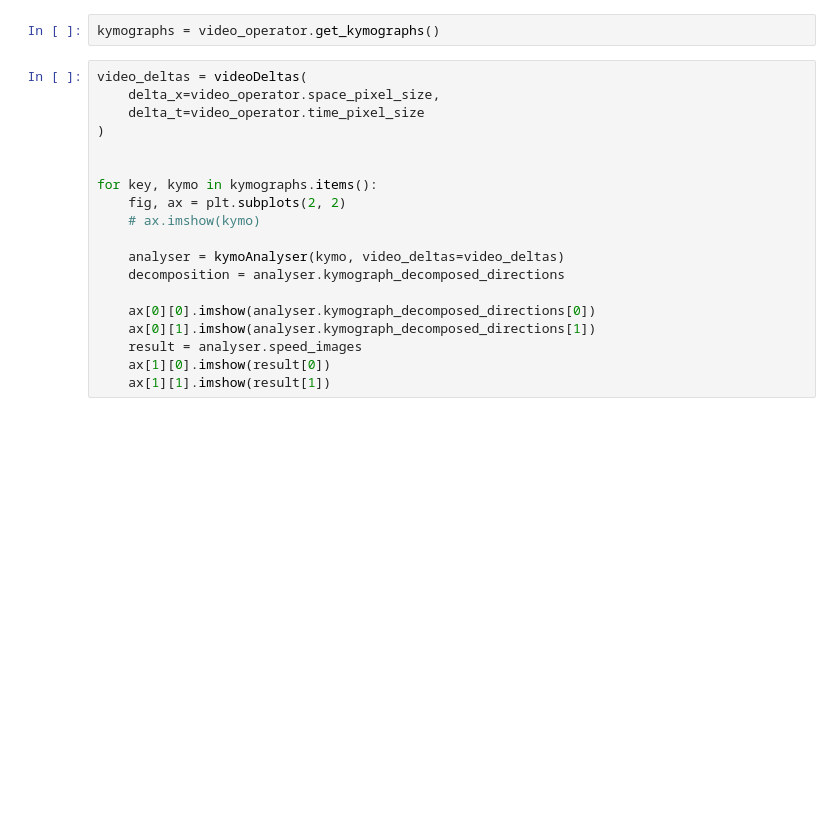
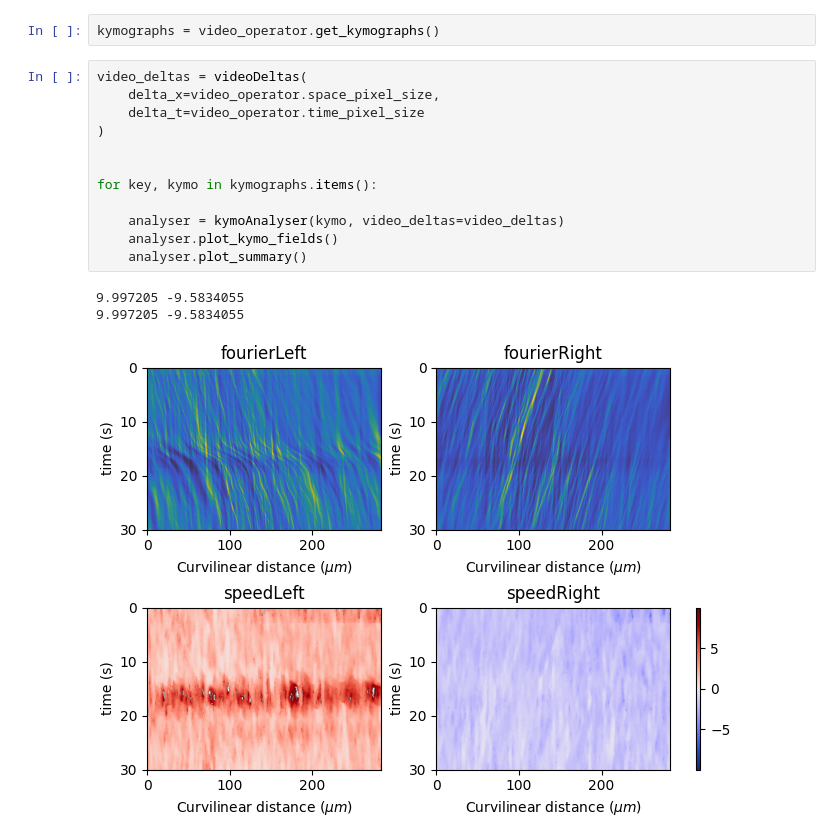
Before and after one commit to Staalduine/flow_analysis_comps, a Jupyter notebook: run_Classic.ipynb, the cells around one changed output. Saved outputs shown, nothing was run; the diff lists cells and outputs as text; blank space fills up the shorter version.

Commit message:
finished summary plot

```diff
--- a/run_Classic.ipynb
+++ b/run_Classic.ipynb
@@ -24,19 +26,16 @@ kymographs = video_operator.get_kymographs()
 # %%
 video_deltas = videoDeltas(
     delta_x=video_operator.space_pixel_size,
     delta_t=video_operator.time_pixel_size
 )
 
 
 for key, kymo in kymographs.items():
-    fig, ax = plt.subplots(2, 2)
-    # ax.imshow(kymo)
 
     analyser = kymoAnalyser(kymo, video_deltas=video_deltas)
-    decomposition = analyser.kymograph_decomposed_directions
-
-    ax[0][0].imshow(analyser.kymograph_decomposed_directions[0])
-    ax[0][1].imshow(analyser.kymograph_decomposed_directions[1])
-    result = analyser.speed_images
-    ax[1][0].imshow(result[0])
-    ax[1][1].imshow(result[1])
+    analyser.plot_kymo_fields()
+    analyser.plot_summary()
+# %% [output]
+9.997205 -9.5834055
+9.997205 -9.5834055
+[figure, added]
```
Also changed, not shown: parts of 2 cells of this notebook, 2 other files.
